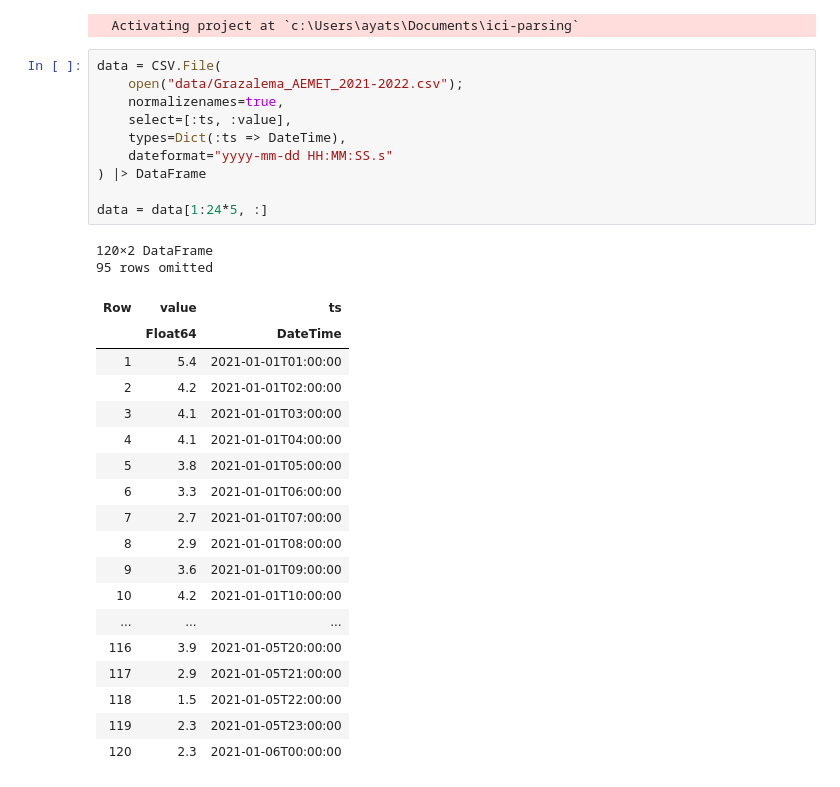
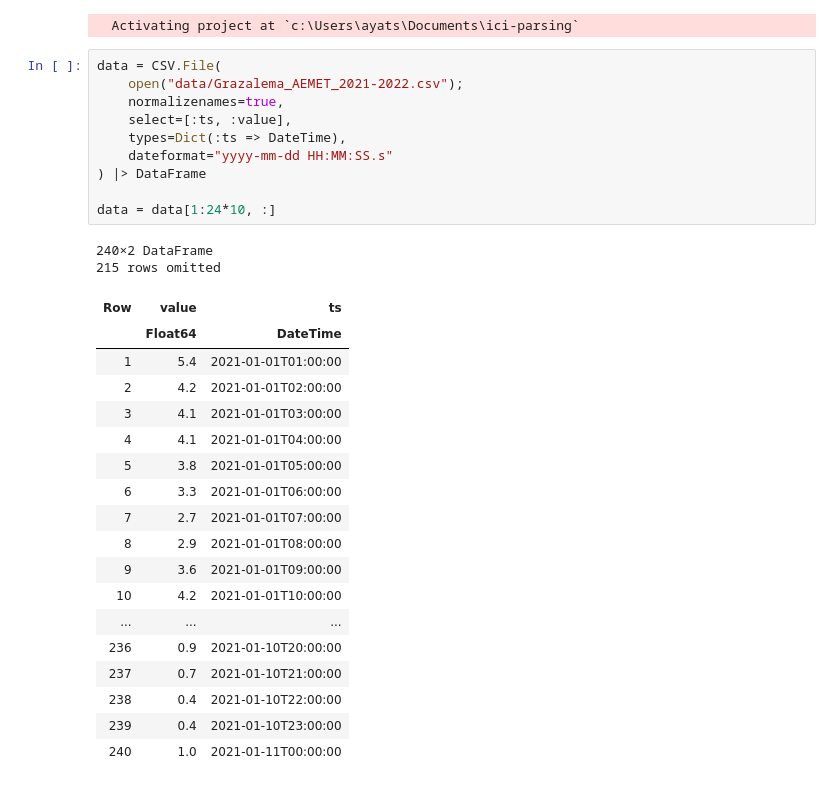
Before and after one commit to viperML/ici-parsing, a Jupyter notebook: main.ipynb, the cells around one changed output. Drawn from its saved outputs; the diff is of its cells as text.

```diff
--- a/main.ipynb
+++ b/main.ipynb
@@ -18,34 +18,34 @@ import Dates: DateTime
 # %%
 data = CSV.File(
     open("data/Grazalema_AEMET_2021-2022.csv");
     normalizenames=true,
     select=[:ts, :value],
     types=Dict(:ts => DateTime),
     dateformat="yyyy-mm-dd HH:MM:SS.s"
 ) |> DataFrame
 
-data = data[1:24*5, :]
+data = data[1:24*10, :]
 # %% [output]
-120×2 DataFrame
-95 rows omitted
+240×2 DataFrame
+215 rows omitted
 | Row | value | ts |
 |  | Float64 | DateTime |
 | 1 | 5.4 | 2021-01-01T01:00:00 |
 | 2 | 4.2 | 2021-01-01T02:00:00 |
 | 3 | 4.1 | 2021-01-01T03:00:00 |
 | 4 | 4.1 | 2021-01-01T04:00:00 |
 | 5 | 3.8 | 2021-01-01T05:00:00 |
 | 6 | 3.3 | 2021-01-01T06:00:00 |
 | 7 | 2.7 | 2021-01-01T07:00:00 |
 | 8 | 2.9 | 2021-01-01T08:00:00 |
 | 9 | 3.6 | 2021-01-01T09:00:00 |
 | 10 | 4.2 | 2021-01-01T10:00:00 |
 | ... | ... | ... |
-| 116 | 3.9 | 2021-01-05T20:00:00 |
-| 117 | 2.9 | 2021-01-05T21:00:00 |
-| 118 | 1.5 | 2021-01-05T22:00:00 |
-| 119 | 2.3 | 2021-01-05T23:00:00 |
-| 120 | 2.3 | 2021-01-06T00:00:00 |
+| 236 | 0.9 | 2021-01-10T20:00:00 |
+| 237 | 0.7 | 2021-01-10T21:00:00 |
+| 238 | 0.4 | 2021-01-10T22:00:00 |
+| 239 | 0.4 | 2021-01-10T23:00:00 |
+| 240 | 1.0 | 2021-01-11T00:00:00 |
 # %%
 p0 = @df data plot(:ts, :value,
     label="Measured",
```
Also changed, not shown: parts of 2 cells of this notebook.
